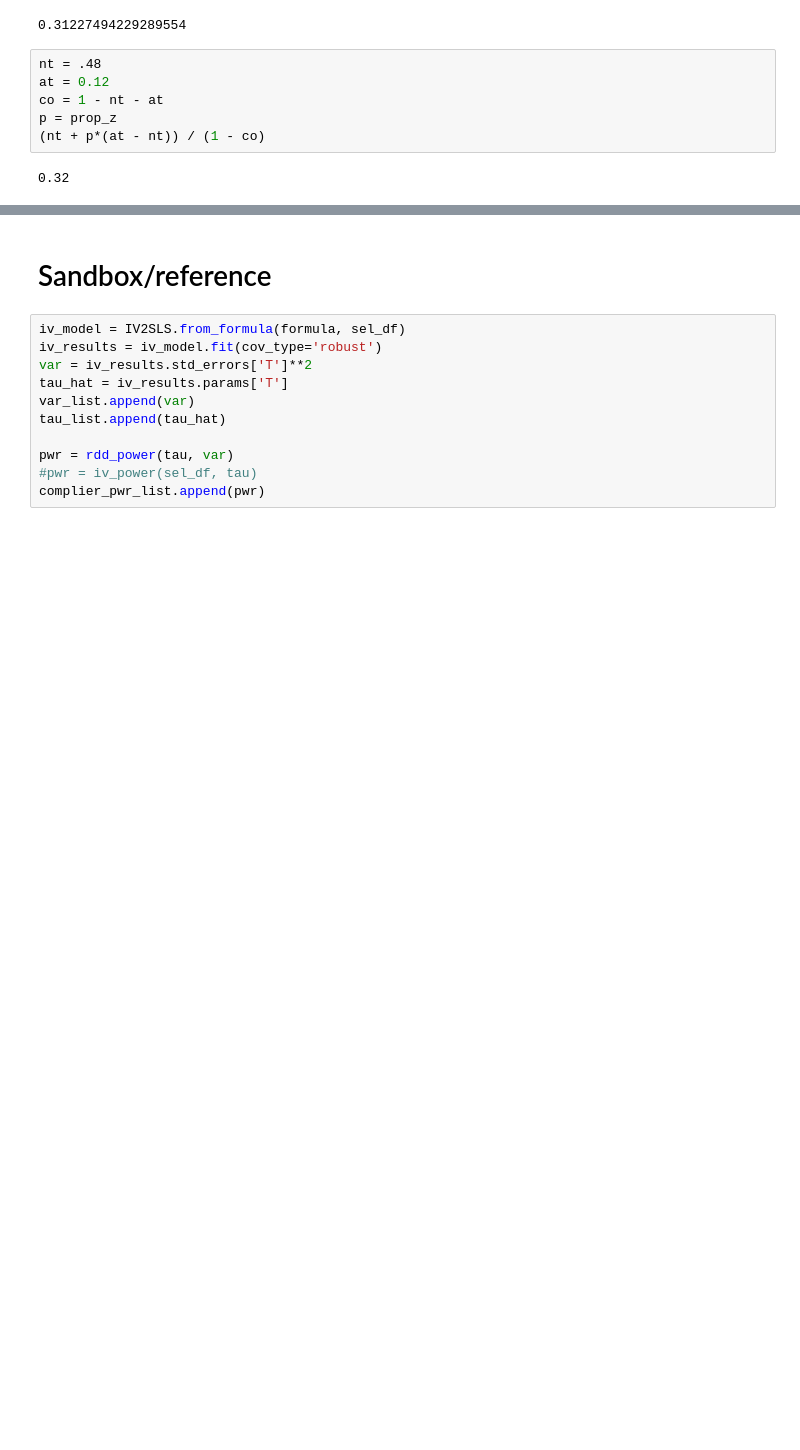
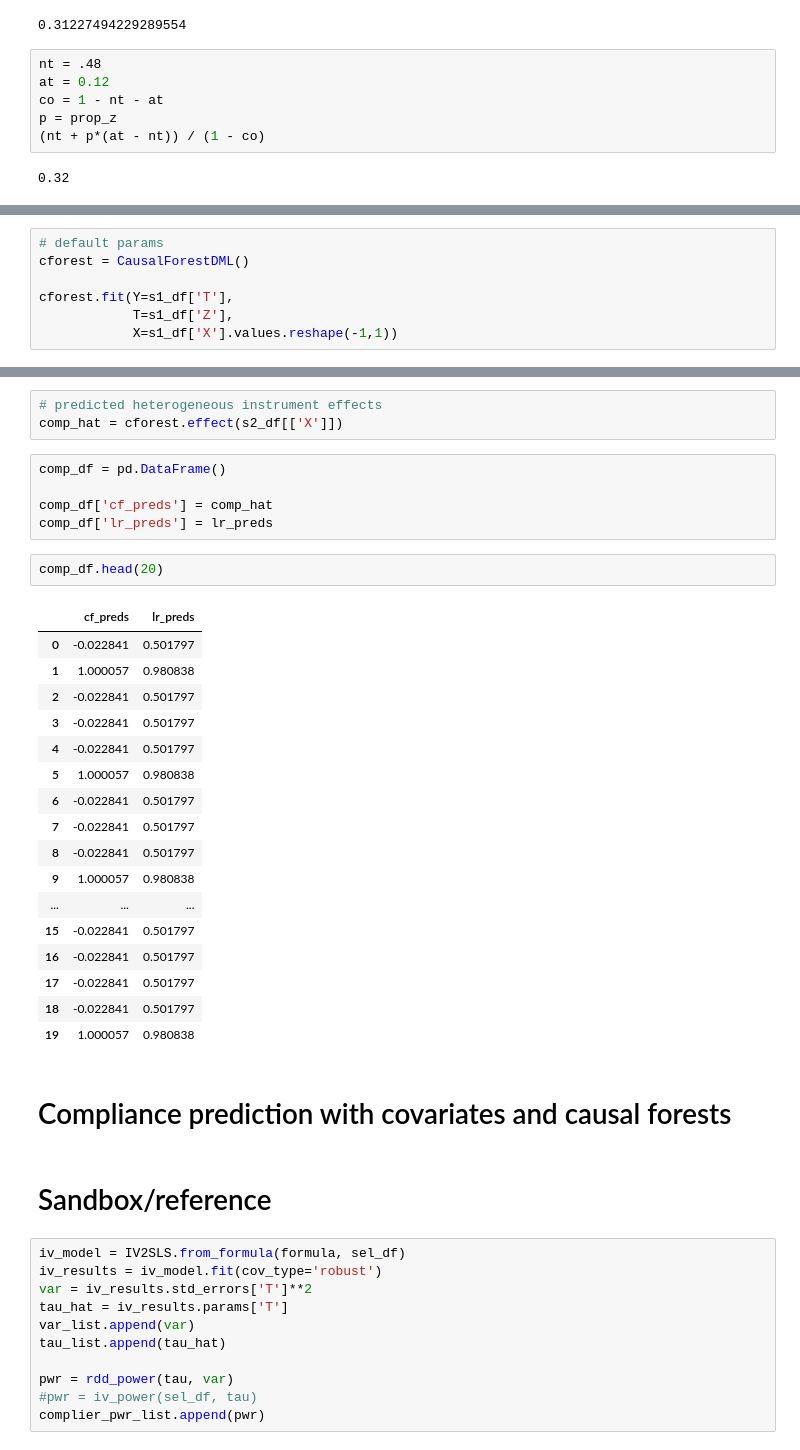
Before and after one commit to tliu526/data-driven-exclusion, a Jupyter notebook: notebooks/iv_perfect_comply_sim.ipynb, the cells around one changed output, grey strips where cells are left out. Drawn from its saved outputs; the diff is of its cells as text; blank space fills up the shorter version.

Commit message:
add and use econml causal forest

```diff
--- a/notebooks/iv_perfect_comply_sim.ipynb
+++ b/notebooks/iv_perfect_comply_sim.ipynb
@@ -579,0 +605,7 @@ p = prop_z
+# %%
+# default params
+cforest = CausalForestDML()
+
+cforest.fit(Y=s1_df['T'],
+            T=s1_df['Z'],
+            X=s1_df['X'].values.reshape(-1,1))
@@ -580,3 +618,33 @@ p = prop_z
+# %%
+# predicted heterogeneous instrument effects
+comp_hat = cforest.effect(s2_df[['X']])
+# %%
+comp_df = pd.DataFrame()
+
+comp_df['cf_preds'] = comp_hat
+comp_df['lr_preds'] = lr_preds
+# %%
+comp_df.head(20)
+# %% [output]
+|  | cf_preds | lr_preds |
+| 0 | -0.022841 | 0.501797 |
+| 1 | 1.000057 | 0.980838 |
+| 2 | -0.022841 | 0.501797 |
+| 3 | -0.022841 | 0.501797 |
+| 4 | -0.022841 | 0.501797 |
+| 5 | 1.000057 | 0.980838 |
+| 6 | -0.022841 | 0.501797 |
+| 7 | -0.022841 | 0.501797 |
+| 8 | -0.022841 | 0.501797 |
+| 9 | 1.000057 | 0.980838 |
+| ... | ... | ... |
+| 15 | -0.022841 | 0.501797 |
+| 16 | -0.022841 | 0.501797 |
+| 17 | -0.022841 | 0.501797 |
+| 18 | -0.022841 | 0.501797 |
+| 19 | 1.000057 | 0.980838 |
+# %% [markdown]
+# Compliance prediction with covariates and causal forests
 # %% [markdown]
 # Sandbox/reference
 # %%
```
Also changed, not shown: parts of 18 cells of this notebook, 1 other file.
